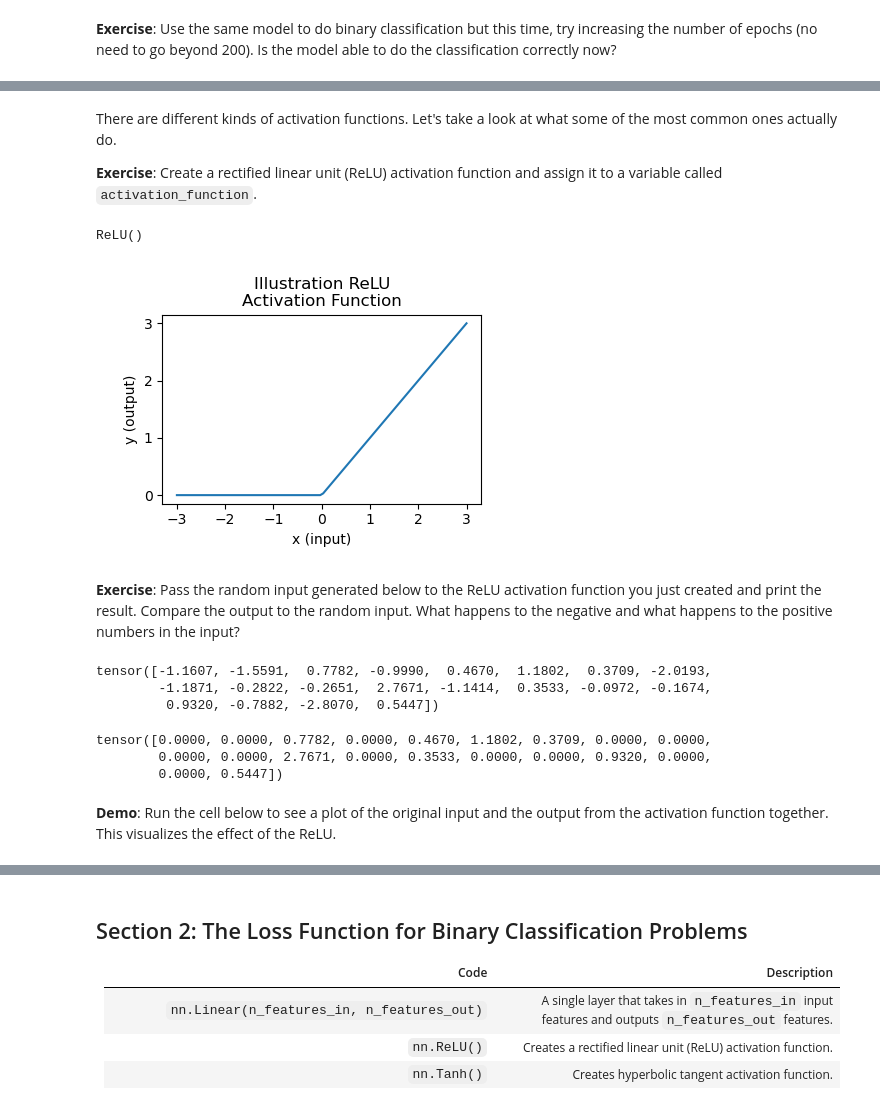
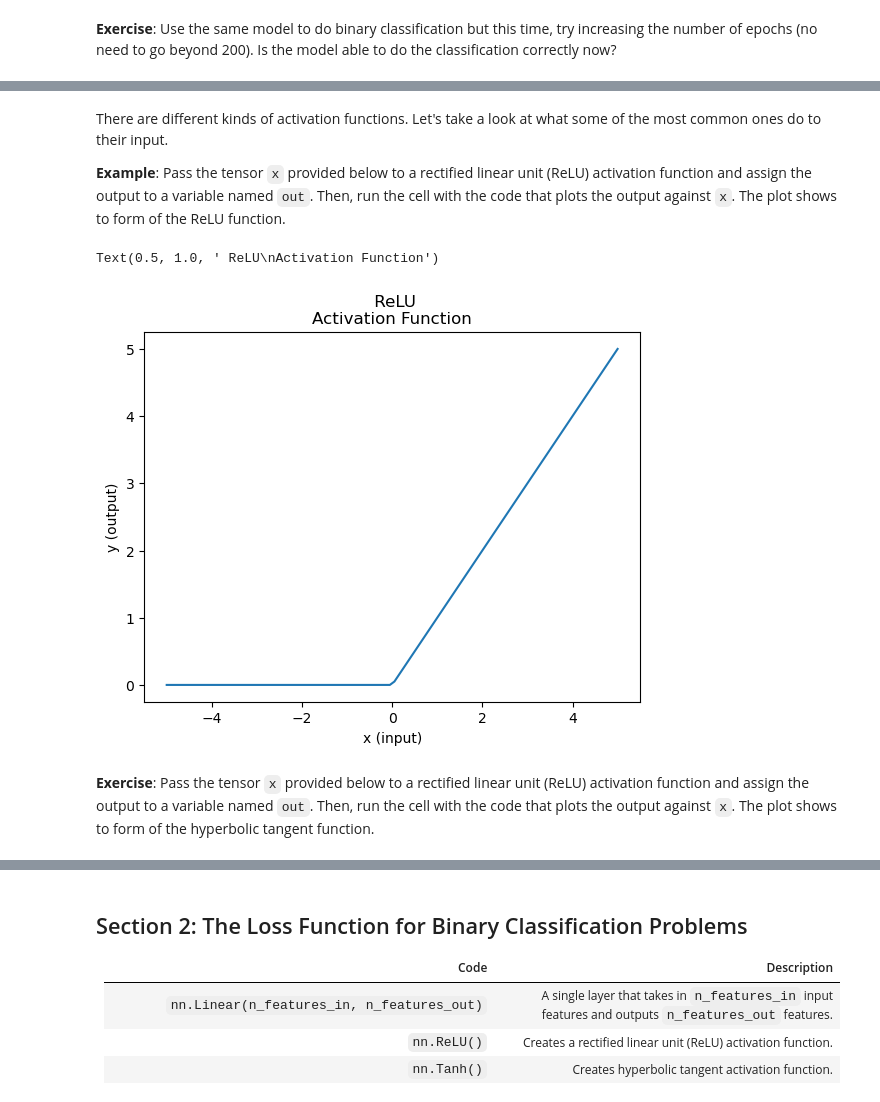
Before and after one commit to atleer/intro-to-deep-learning-dev, a Jupyter notebook: Day01/04_classification_with_dl/04_binary_and_multiclass_classification.ipynb, the cells around one changed output, grey strips where cells are left out. Cells and saved outputs as stored; diff of their text form; code cells hidden in the pictures.

```diff
--- a/Day01/04_classification_with_dl/04_binary_and_multiclass_classification.ipynb
+++ b/Day01/04_classification_with_dl/04_binary_and_multiclass_classification.ipynb
@@ -201,32 +197,18 @@ epoch 80, Loss: 0.0140
 # %% [markdown]
-There are different kinds of activation functions. Let's take a look at what some of the most common ones actually do.
+There are different kinds of activation functions. Let's take a look at what some of the most common ones do to their input.
 
-**Exercise**: Create a rectified linear unit (ReLU) activation function and assign it to a variable called `activation_function`.
+**Example**: Pass the tensor `x` provided below to a rectified linear unit (ReLU) activation function and assign the output to a variable named `out`. Then, run the cell with the code that plots the output against `x`. The plot shows to form of the ReLU function.
-# %%
-activation_function = nn.ReLU()
-activation_function
-# %% [output]
-ReLU()
+# %%
+x = torch.linspace(-5,5,100)
+# %%
+out = nn.ReLU()(x)
 # %%
-Image("img/illustration_relu.png")
+plt.plot(x,out)
+plt.xlabel('x (input)')
+plt.ylabel('y (output)')
+plt.title(' ReLU\nActivation Function')
 # %% [output]
+Text(0.5, 1.0, ' ReLU\nActivation Function')
-[figure, old version]
+[figure, new version]
 # %% [markdown]
-**Exercise**: Pass the random input generated below to the ReLU activation function you just created and print the result. Compare the output to the random input. What happens to the negative and what happens to the positive numbers in the input?
+**Exercise**: Pass the tensor `x` provided below to a rectified linear unit (ReLU) activation function and assign the output to a variable named `out`. Then, run the cell with the code that plots the output against `x`. The plot shows to form of the hyperbolic tangent function.
-# %%
-torch.manual_seed(2025)
-input = torch.randn(20)
-input
-# %% [output]
-tensor([-1.1607, -1.5591,  0.7782, -0.9990,  0.4670,  1.1802,  0.3709, -2.0193,
-        -1.1871, -0.2822, -0.2651,  2.7671, -1.1414,  0.3533, -0.0972, -0.1674,
-         0.9320, -0.7882, -2.8070,  0.5447])
-# %%
-# TODO: Don't use random numbers
-activation_function(input)
-# %% [output]
-tensor([0.0000, 0.0000, 0.7782, 0.0000, 0.4670, 1.1802, 0.3709, 0.0000, 0.0000,
-        0.0000, 0.0000, 2.7671, 0.0000, 0.3533, 0.0000, 0.0000, 0.9320, 0.0000,
-        0.0000, 0.5447])
-# %% [markdown]
-**Demo**: Run the cell below to see a plot of the original input and the output from the activation function together. This visualizes the effect of the ReLU.
```
Also changed, not shown: parts of 43 cells of this notebook.
